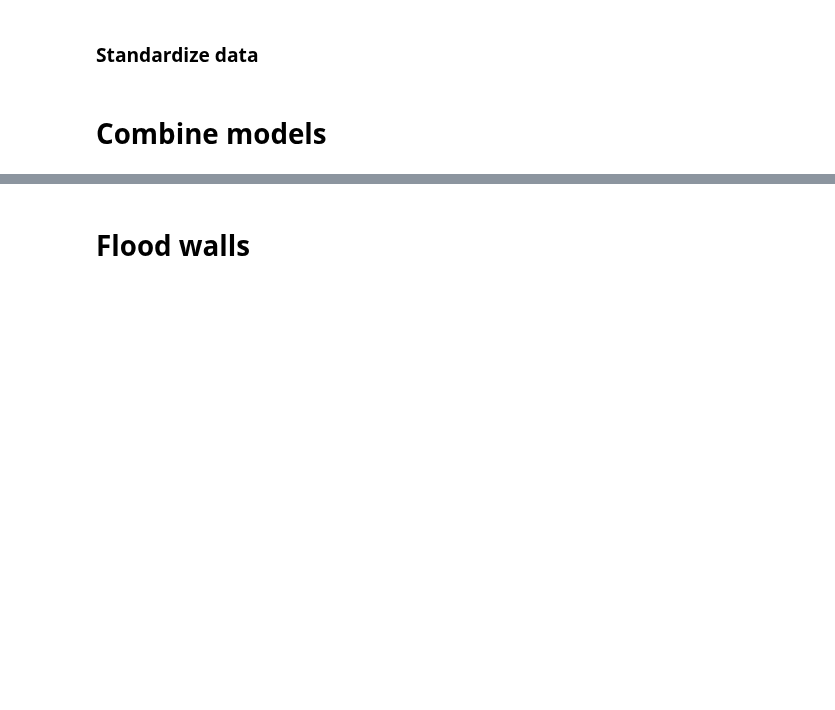
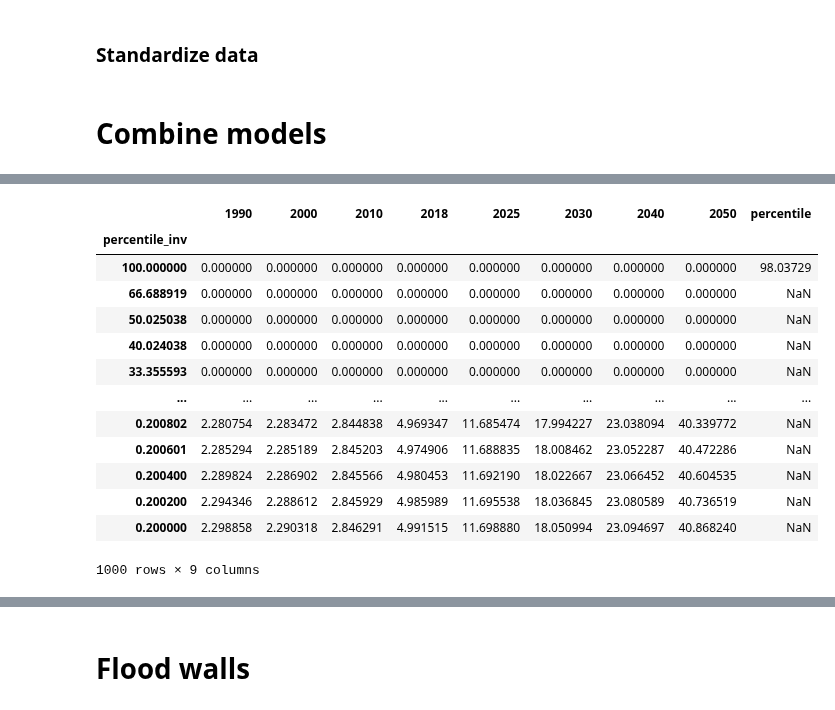
Before and after one commit to jessegrabowski/laos-climate-change, a Jupyter notebook: notebooks/final_paper/04_damage_curves.ipynb, the cells around one changed output, grey strips where cells are left out. Cells and saved outputs as stored; diff of their text form; code cells hidden in the pictures; blank space fills up the shorter version.

```diff
--- a/notebooks/final_paper/04_damage_curves.ipynb
+++ b/notebooks/final_paper/04_damage_curves.ipynb
@@ -610,0 +627,17 @@ damage_plot( iso = 'LAO', idata= idata_post_combined, var_name= 'y_hat_damages'
+# %%
+curves_df
+# %% [output]
+|  | 1990 | 2000 | 2010 | 2018 | 2025 | 2030 | 2040 | 2050 | percentile |
+| percentile_inv |  |  |  |  |  |  |  |  |  |
+| 100.000000 | 0.000000 | 0.000000 | 0.000000 | 0.000000 | 0.000000 | 0.000000 | 0.000000 | 0.000000 | 98.03729 |
+| 66.688919 | 0.000000 | 0.000000 | 0.000000 | 0.000000 | 0.000000 | 0.000000 | 0.000000 | 0.000000 | NaN |
+| 50.025038 | 0.000000 | 0.000000 | 0.000000 | 0.000000 | 0.000000 | 0.000000 | 0.000000 | 0.000000 | NaN |
+| 40.024038 | 0.000000 | 0.000000 | 0.000000 | 0.000000 | 0.000000 | 0.000000 | 0.000000 | 0.000000 | NaN |
+| 33.355593 | 0.000000 | 0.000000 | 0.000000 | 0.000000 | 0.000000 | 0.000000 | 0.000000 | 0.000000 | NaN |
+| ... | ... | ... | ... | ... | ... | ... | ... | ... | ... |
+| 0.200802 | 2.280754 | 2.283472 | 2.844838 | 4.969347 | 11.685474 | 17.994227 | 23.038094 | 40.339772 | NaN |
+| 0.200601 | 2.285294 | 2.285189 | 2.845203 | 4.974906 | 11.688835 | 18.008462 | 23.052287 | 40.472286 | NaN |
+| 0.200400 | 2.289824 | 2.286902 | 2.845566 | 4.980453 | 11.692190 | 18.022667 | 23.066452 | 40.604535 | NaN |
+| 0.200200 | 2.294346 | 2.288612 | 2.845929 | 4.985989 | 11.695538 | 18.036845 | 23.080589 | 40.736519 | NaN |
+| 0.200000 | 2.298858 | 2.290318 | 2.846291 | 4.991515 | 11.698880 | 18.050994 | 23.094697 | 40.868240 | NaN |
+1000 rows × 9 columns
```
Also changed, not shown: parts of 16 cells of this notebook, 1 other file.
